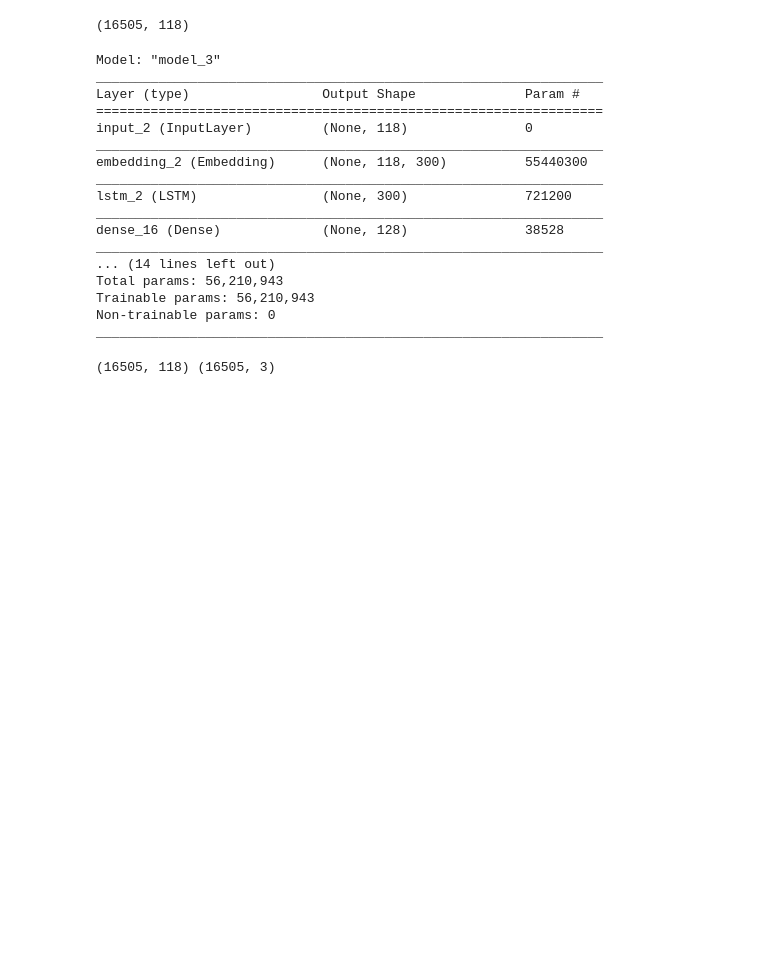
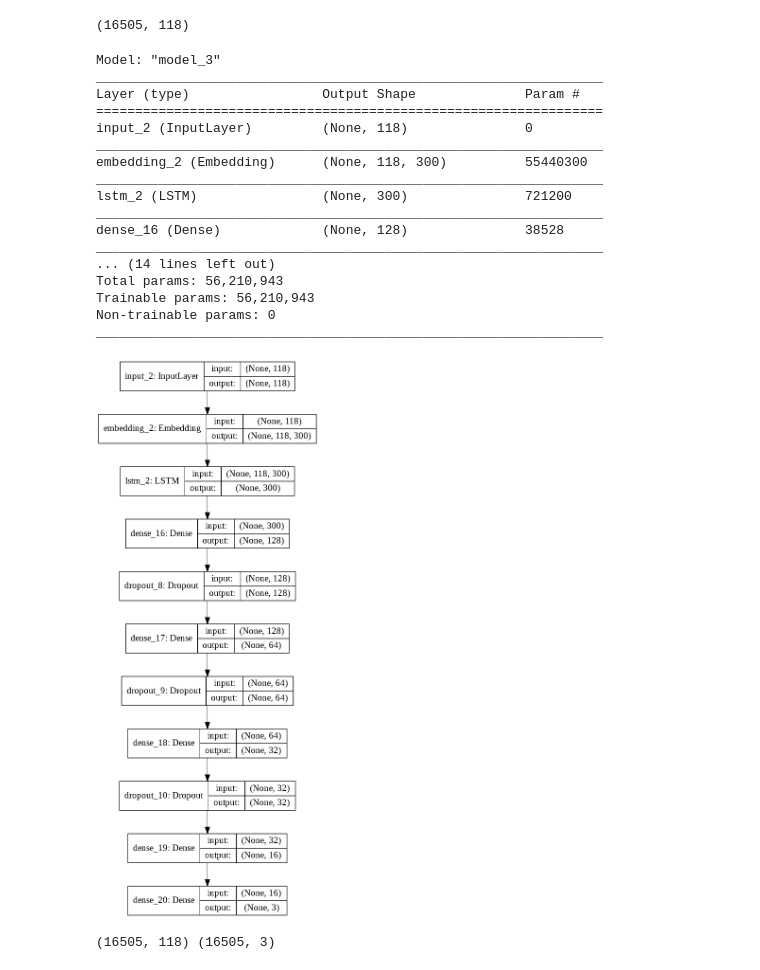
Before and after one commit to ksb25395/CAP6779, a Jupyter notebook: Distant_supervised_pretraining.ipynb, the cells around one changed output. Drawn from its saved outputs; the diff is of its cells as text; code cells hidden in the pictures; blank space fills up the shorter version.

```diff
--- a/Distant_supervised_pretraining.ipynb
+++ b/Distant_supervised_pretraining.ipynb
@@ -430,26 +567,29 @@ output = Dense(y_semeval_train.shape[1], activation='softmax')(dense3)
 # %%
 seq_len_semeval = X_semeval_train.shape[1]
 new_model = Model(input=model.input, output=[output])
-# %%
-new_model.summary()
-# %% [output]
-Model: "model_3"
-_________________________________________________________________
-Layer (type)                 Output Shape              Param #
-=================================================================
-input_2 (InputLayer)         (None, 118)               0
-_________________________________________________________________
-embedding_2 (Embedding)      (None, 118, 300)          55440300
-_________________________________________________________________
-lstm_2 (LSTM)                (None, 300)               721200
-_________________________________________________________________
-dense_16 (Dense)             (None, 128)               38528
-_________________________________________________________________
-... (14 lines left out)
-Total params: 56,210,943
-Trainable params: 56,210,943
-Non-trainable params: 0
-_________________________________________________________________
+# %%
+new_model.summary()
+from keras.utils import plot_model
+plot_model(new_model, to_file='model2.png', show_shapes=True)
+# %% [output]
+Model: "model_3"
+_________________________________________________________________
+Layer (type)                 Output Shape              Param #
+=================================================================
+input_2 (InputLayer)         (None, 118)               0
+_________________________________________________________________
+embedding_2 (Embedding)      (None, 118, 300)          55440300
+_________________________________________________________________
+lstm_2 (LSTM)                (None, 300)               721200
+_________________________________________________________________
+dense_16 (Dense)             (None, 128)               38528
+_________________________________________________________________
+... (14 lines left out)
+Total params: 56,210,943
+Trainable params: 56,210,943
+Non-trainable params: 0
+_________________________________________________________________
+[figure, added]
 # %%
 # Make embeddings non-trainable
 new_model.layers[1].trainable = False
```
Also changed, not shown: parts of 23 cells of this notebook.
